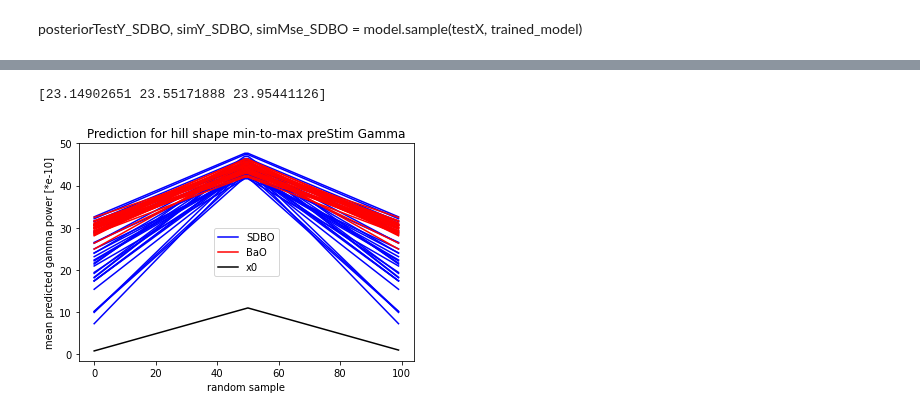
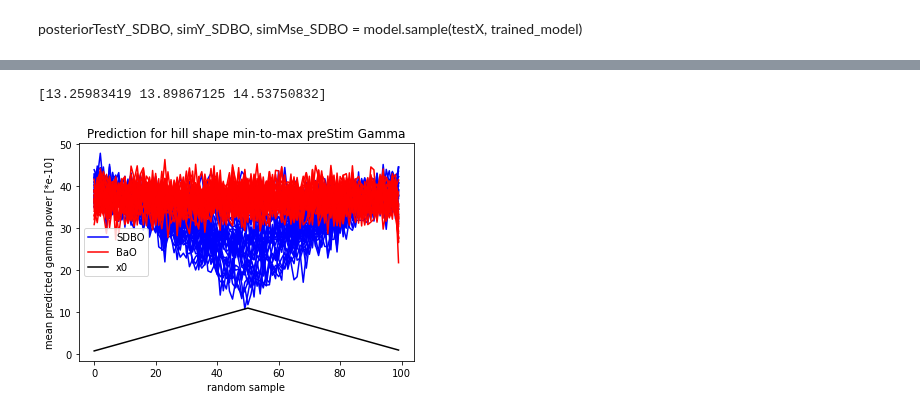
Before and after one commit to Simurgh818/NeuroGaussianProcess, a Jupyter notebook: state_dr_gp.ipynb, the cells around one changed output, grey strips where cells are left out. Saved outputs shown, nothing was run; the diff lists cells and outputs as text; code cells hidden in the pictures.

```diff
--- a/state_dr_gp.ipynb
+++ b/state_dr_gp.ipynb
@@ -348,6 +343,13 @@ for j in range(30):
     state_est_SDBO[:, j], simY_SDBO[:, j:j+1], simMse_SDBO[:, j:j+1] = model.sample(testX, trained_model);
 # %% [markdown]
 posteriorTestY_SDBO, simY_SDBO, simMse_SDBO = model.sample(testX, trained_model)
+# %%
+state_est_SDBO = np.empty((100, 30))
+simY_SDBO = np.empty((100, 30))
+simMse_SDBO = np.empty((100, 30))
+
+for j in range(30):
+    state_est_SDBO[:, j], simY_SDBO[:, j:j+1], simMse_SDBO[:, j:j+1] = model.sample(testX, trained_model);
 # %%
 print("mean is: \n",simY_SDBO[0,0],"\n\n Variance is: \n", simMse_SDBO[0, 0])
 print(np.shape(state_est_SDBO),'\n',state_est_SDBO[0:10, 0])
@@ -373,22 +375,22 @@ for i in range(30):
     hill_state_est_SDBO[50:100, i] = np.linspace(max_state_est_SDBO[i],min_state_est_SDBO[i], 50)
 print(hill_state_est_SDBO[0:3, 0])
 # %% [output]
-[23.14902651 23.55171888 23.95441126]
+[13.25983419 13.89867125 14.53750832]
 # %%
 # plt.plot(posteriorTestY)
 fig, ax = plt.subplots()
-A = ax.plot(hill_state_est_SDBO, 'b-', label='SDBO')
+A = ax.plot(state_est_SDBO, 'b-', label='SDBO')
 # plt.legend(['SDBO'])
-B = ax.plot(hill_state_est_BaO, 'r-', label='BaO')
+B = ax.plot(state_est_BaO, 'r-', label='BaO')
 # plt.legend(['BaO'])
 # plt.plot(simY_SDBO[:, 0], 'b-')
 # plt.plot(simY_SDBO[:, 0] + simMse_SDBO[:, 0]** 0.5, 'c--')
 # plt.plot(simY_SDBO[:, 0] - simMse_SDBO[:, 0]** 0.5, 'c--')
 C = ax.plot(hill_sum_preStim_gamma, 'k-', label='X0')
 plt.ylabel('mean predicted gamma power [*e-10]')
 plt.xlabel('random sample')
 plt.title('Prediction for hill shape min-to-max preStim Gamma')
 ax.legend([A[0], B[0], C[0]], ['SDBO', 'BaO', 'x0'])# 'Mean','+MSE', '-MSE',
 plt.show()
 # %% [output]
-[figure, old version]
+[figure, new version]
```
Also changed, not shown: parts of 13 cells of this notebook.
